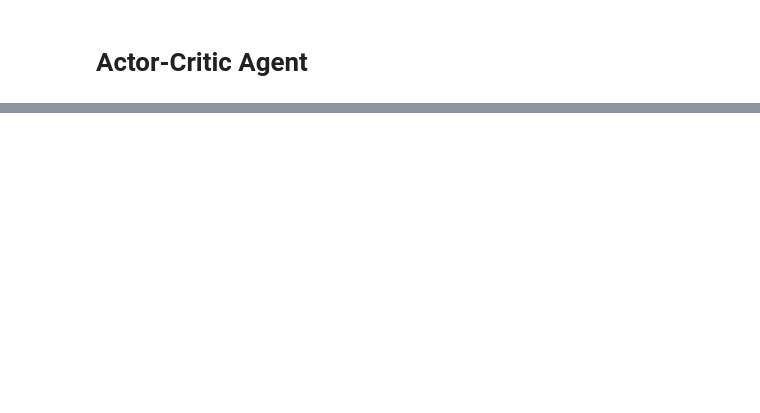
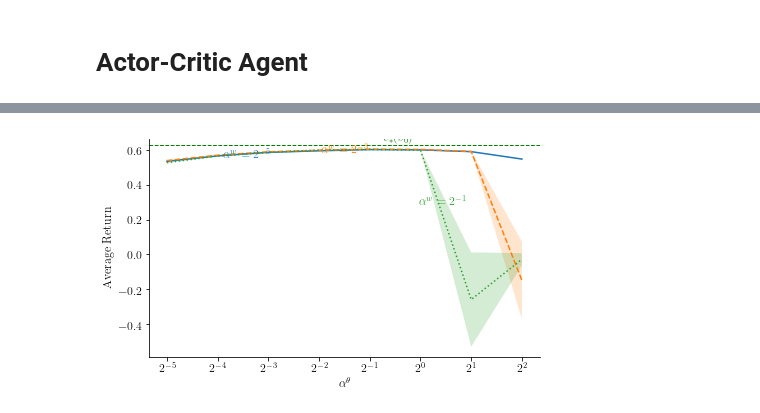
Before and after one commit to nimamahmoudi/rlai-policy-gradient-methods, a Jupyter notebook: final1_smart_vacuum-Copy1.ipynb, the cells around one changed output, grey strips where cells are left out. Cells and saved outputs as stored; diff of their text form; code cells hidden in the pictures; blank space fills up the shorter version.

```diff
--- a/final1_smart_vacuum-Copy1.ipynb
+++ b/final1_smart_vacuum-Copy1.ipynb
@@ -790,0 +802,35 @@ plt.savefig(f'{figs_folder}smart_vac_{agent_name}_episodes_{episode_count}_all.p
+# %%
+all_total_avgs = np.array(all_total_avgs)
+all_total_stds = np.array(all_total_stds)
+plt.figure(1, figsize=(7, 4))
+
+for i in range(all_total_avgs.shape[0]):
+    all_avgs = all_total_avgs[i, :]
+    plt.semilogx(alphas_theta, all_avgs, basex=alpha_base)
+    se = np.array(all_total_stds[i, :]) / np.sqrt(num_of_tests)
+    plt.fill_between(alphas_theta, all_avgs - se, all_avgs + se, alpha=0.2)
+# plt.title(f'Average Return in {episode_count} Episodes')
+plt.xlabel('$\\alpha^\\theta$')
+plt.ylabel('Average Return')
+# plt.ylabel('Average Total Reward on Episode')
+# plt.legend(
+#     [f'alpha_w={alpha_base}^{alpha_pow:.2f}' for alpha_pow in alpha_pows_w])
+plt.axhline(y=best_performance, linewidth=1, color="g", linestyle='--')
+# plt.ylim(best_performance-2.13, best_performance+.07)
+
+lines = plt.gca().get_lines()
+l1=lines[-1]
+# labelLine(l1,0.6,label=r'$Re=${}'.format(l1.get_label()),ha='left',va='bottom',align = False)
+labelLine(l1,0.6,label='$v_*(s_0)$',ha='left',va='bottom',align = False)
+
+ax = lines[0].axes
+xmin,xmax = ax.get_xlim()
+labLines = [f'$\\alpha ^{{w}}={alpha_base}^{{ {alpha_pow:.0f} }}$' for alpha_pow in alpha_pows_w]
+xvals = np.logspace(np.log2(xmin),np.log2(xmax),len(labLines)+2,base=2)[1:-1]
+labelLines(lines,align=False,labels=labLines,
+          xvals = xvals)
+
+
+plt.savefig(f'{figs_folder}smart_vac_{agent_name}_episodes_{episode_count}_all_leg.pdf')
+# %% [output]
+[figure, added]
```
Also changed, not shown: parts of 7 cells of this notebook, 9 other files.
